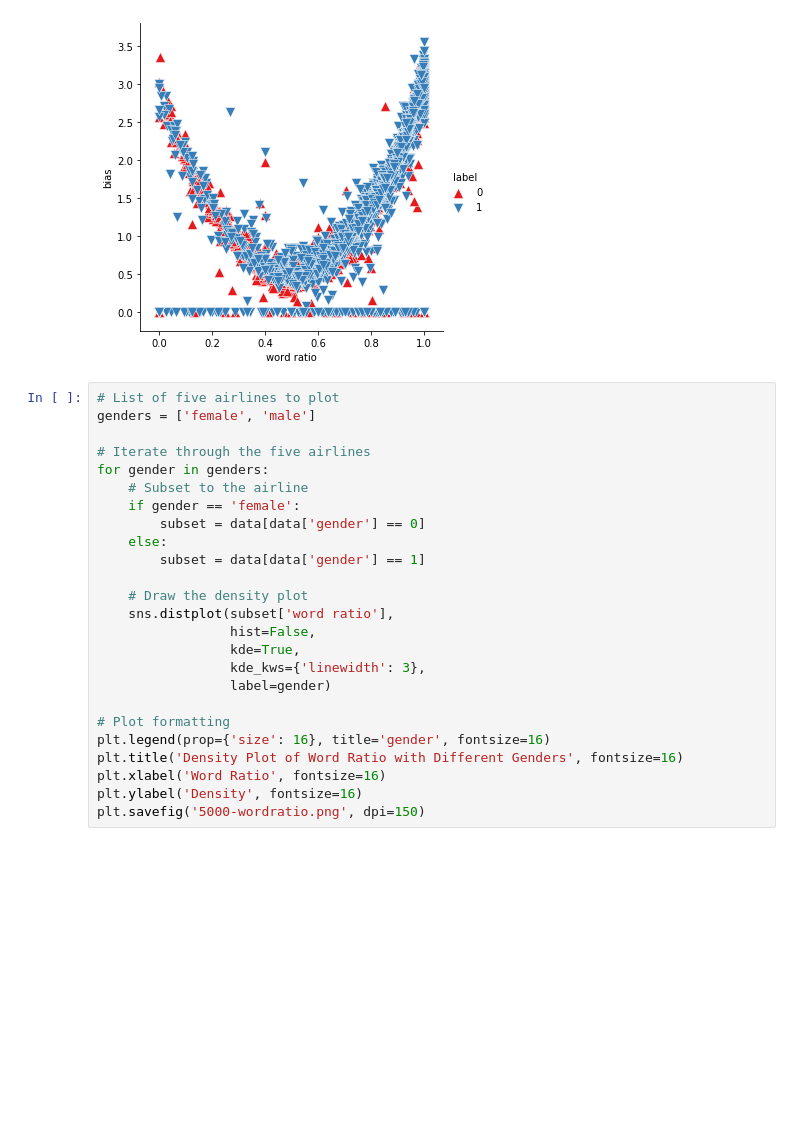
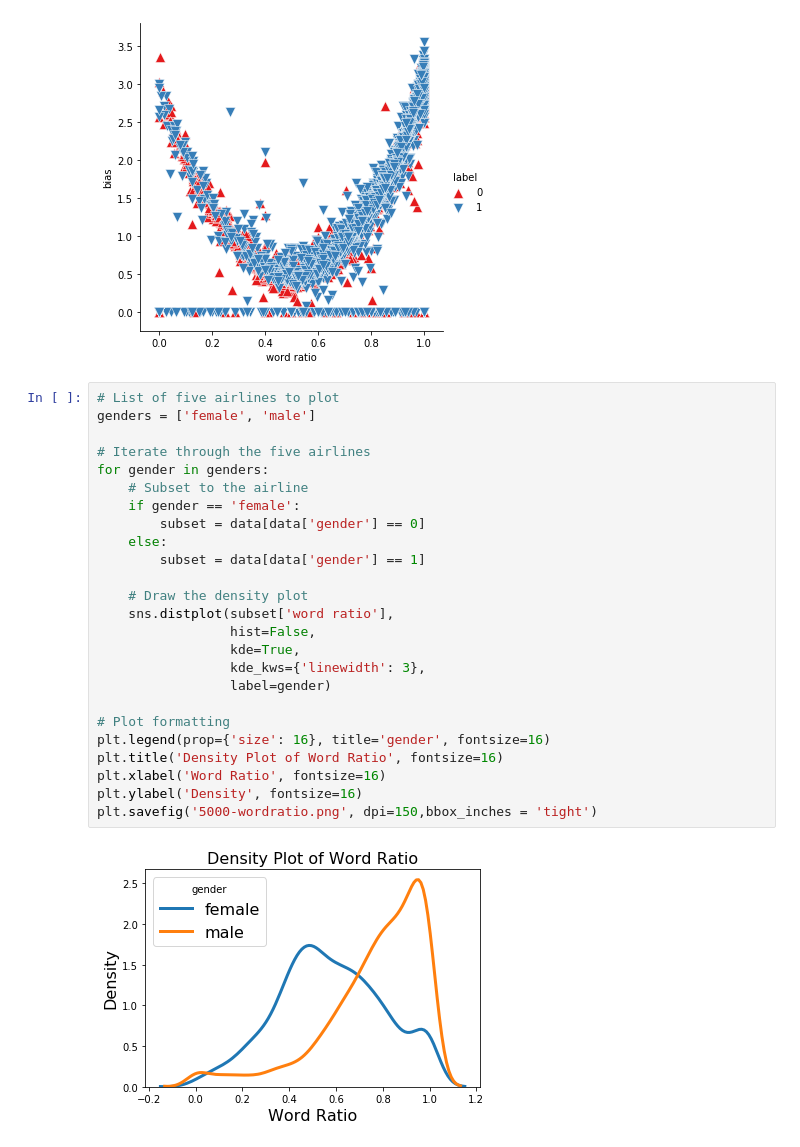
Before and after one commit to Loverush/Author-Gender-Classification, a Jupyter notebook: plot.ipynb, the cells around one changed output. Drawn from its saved outputs; the diff is of its cells as text; blank space fills up the shorter version.

```diff
--- a/plot.ipynb
+++ b/plot.ipynb
@@ -73,28 +67,30 @@ g.add_legend()
 # %%
 # List of five airlines to plot
 genders = ['female', 'male']
 
 # Iterate through the five airlines
 for gender in genders:
     # Subset to the airline
     if gender == 'female':
         subset = data[data['gender'] == 0]
     else:
         subset = data[data['gender'] == 1]
 
     # Draw the density plot
     sns.distplot(subset['word ratio'],
                  hist=False,
                  kde=True,
                  kde_kws={'linewidth': 3},
                  label=gender)
 
 # Plot formatting
 plt.legend(prop={'size': 16}, title='gender', fontsize=16)
-plt.title('Density Plot of Word Ratio with Different Genders', fontsize=16)
+plt.title('Density Plot of Word Ratio', fontsize=16)
 plt.xlabel('Word Ratio', fontsize=16)
 plt.ylabel('Density', fontsize=16)
-plt.savefig('5000-wordratio.png', dpi=150)
+plt.savefig('5000-wordratio.png', dpi=150,bbox_inches = 'tight')
+# %% [output]
+[figure, added]
 # %%
 # List of five airlines to plot
 genders = ['female', 'male']
```
Also changed, not shown: parts of 8 cells of this notebook, 3 other files.
